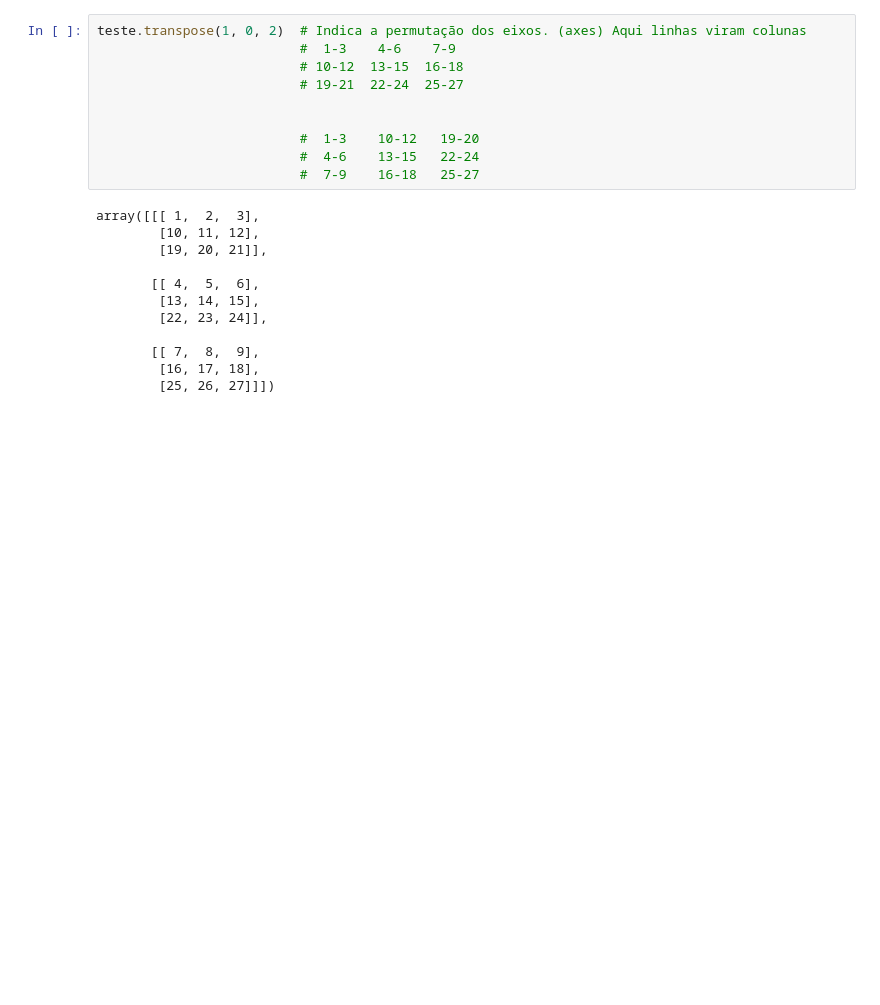
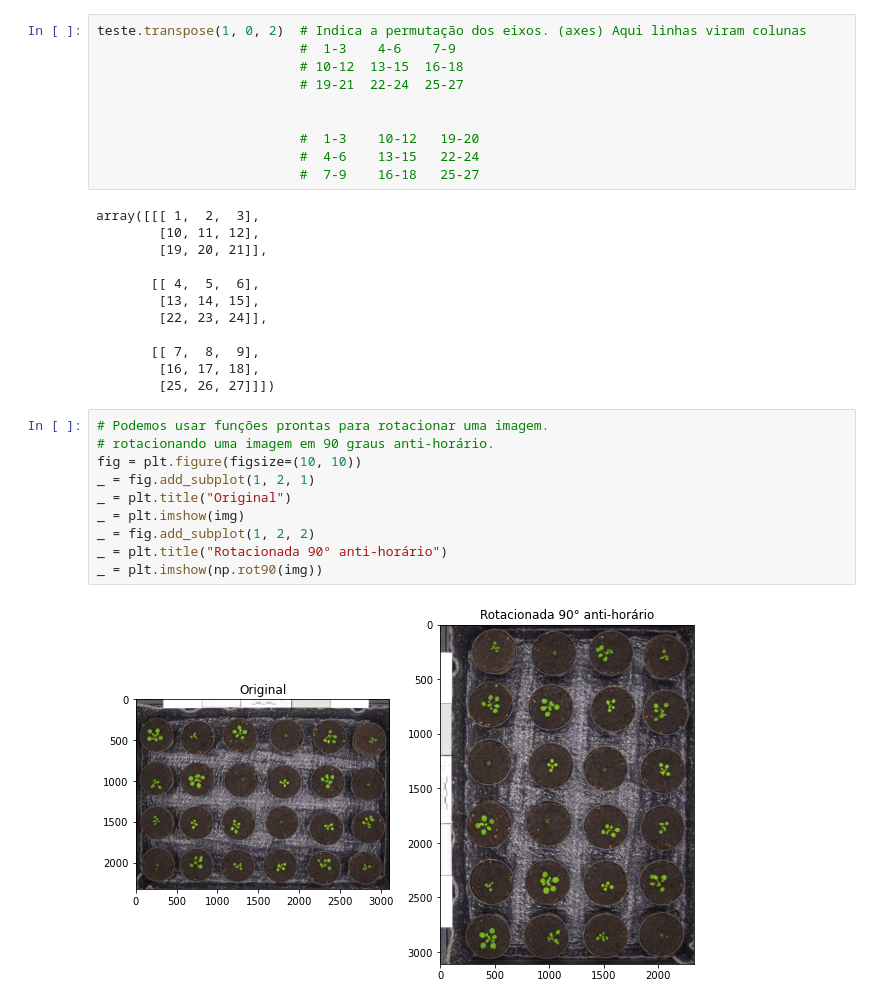
Before and after one commit to heitorc62/Estudos-Processamento-de-Imagens, a Jupyter notebook: Testes_Com_Python/ProcessandoImagensNumpy.ipynb, the cells around one changed output. Saved outputs shown, nothing was run; the diff lists cells and outputs as text; blank space fills up the shorter version.

Commit message:
Avançando no tutorial de processamento de imagens digitais com python e numpy

```diff
--- a/Testes_Com_Python/ProcessandoImagensNumpy.ipynb
+++ b/Testes_Com_Python/ProcessandoImagensNumpy.ipynb
@@ -140,3 +140,15 @@ array([[[ 1,  2,  3],
        [[ 7,  8,  9],
         [16, 17, 18],
         [25, 26, 27]]])
+# %%
+# Podemos usar funções prontas para rotacionar uma imagem.
+# rotacionando uma imagem em 90 graus anti-horário.
+fig = plt.figure(figsize=(10, 10))
+_ = fig.add_subplot(1, 2, 1)
+_ = plt.title("Original")
+_ = plt.imshow(img)
+_ = fig.add_subplot(1, 2, 2)
+_ = plt.title("Rotacionada 90° anti-horário")
+_ = plt.imshow(np.rot90(img))
+# %% [output]
+[figure, added]
```
Also changed, not shown: parts of 9 cells of this notebook.
